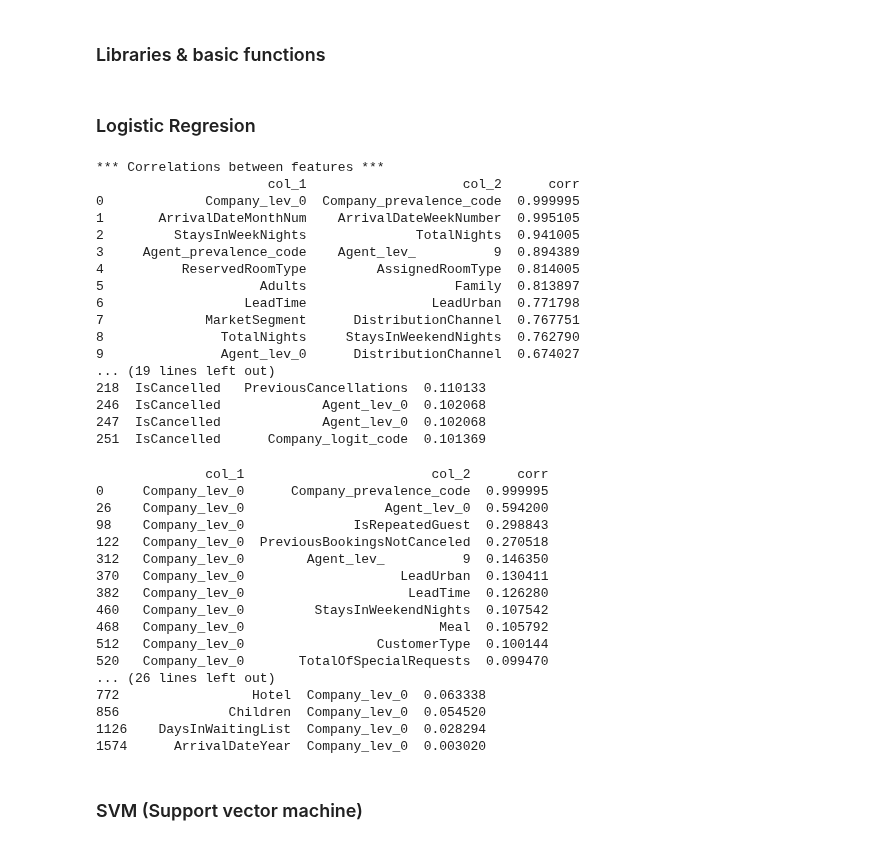
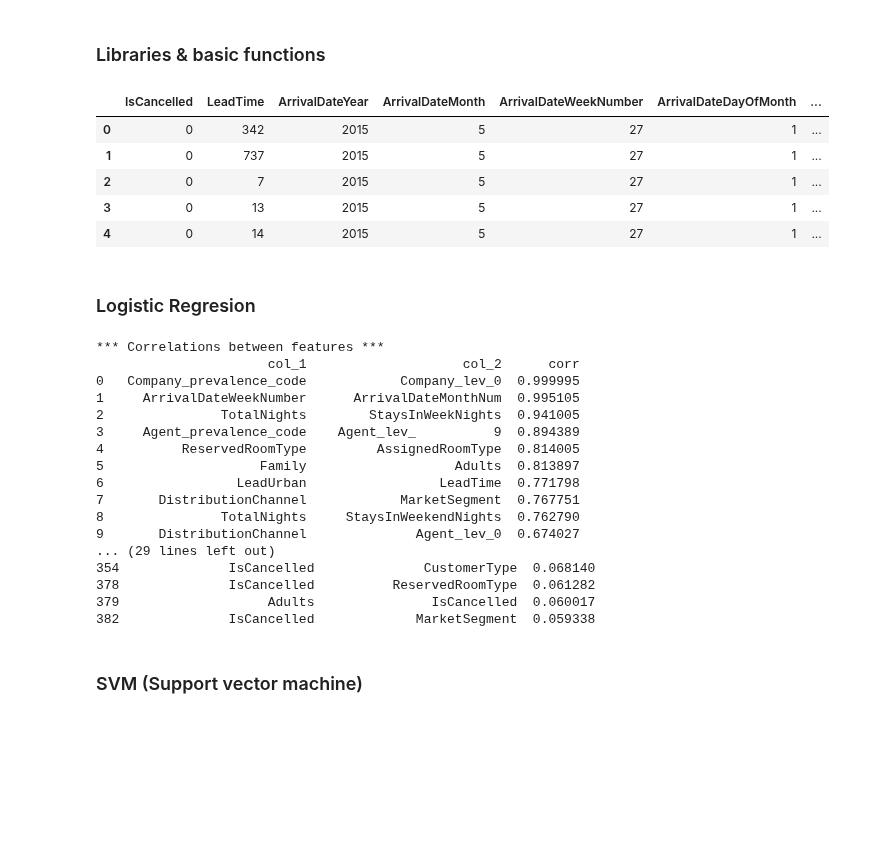
Before and after one commit to alejandromanas/GoogleColab_public, a Jupyter notebook: Bookings.ipynb, the cells around one changed output. Drawn from its saved outputs; the diff is of its cells as text; code cells hidden in the pictures; blank space fills up the shorter version.

```diff
--- a/Bookings.ipynb
+++ b/Bookings.ipynb
@@ -66,111 +66,99 @@ X = pd.read_csv("https://raw.githubusercontent.com/alejandromanas/GoogleColab_pu
 Y = pd.read_csv("https://raw.githubusercontent.com/alejandromanas/GoogleColab_public/master/bookings/files/Y.csv", delimiter = ',')
 
 # Concatenation by columns
-Z = pd.concat([Y,Z],axis=1)
-Z.head()
+Z=[]
+Z = pd.concat([Y,X],axis=1)
 
 # Metrics
 
 def predict_metrics(X,y,model):
   y_pred = pd.Series(model.predict(X))
   y_prob= model.predict_proba(X)
 
   # Accuracy
   print('Accuracy =',str(metrics.accuracy_score(y,y_pred)))
 
   # AUC
   fpr, tpr, threshold = metrics.roc_curve(y, y_prob[:,1])
   roc_auc = metrics.auc(fpr, tpr)
   print('AUC = %0.2f' % roc_auc)
 
   # Logloss
   Logloss = metrics.log_loss(y, y_prob[:,1])
   print('LogLoss = %0.2f' % Logloss)
 
   #return y_pred,y_prob
 
 # Time execution mesure
 def tic():
   global _start_time
   _start_time = time.time()
 
 def tac():
   t_sec = round(time.time() - _start_time)
   (t_min, t_sec) = divmod(t_sec,60)
   (t_hour,t_min) = divmod(t_min,60)
   time_elapsed=print('Time passed: {}hour:{}min:{}sec'.format(t_hour,t_min,t_sec))
+# %% [output]
+|  | IsCancelled | LeadTime | ArrivalDateYear | ArrivalDateMonth | ArrivalDateWeekNumber | ArrivalDateDayOfMonth | ... |
+| 0 | 0 | 342 | 2015 | 5 | 27 | 1 | ... |
+| 1 | 0 | 737 | 2015 | 5 | 27 | 1 | ... |
+| 2 | 0 | 7 | 2015 | 5 | 27 | 1 | ... |
+| 3 | 0 | 13 | 2015 | 5 | 27 | 1 | ... |
+| 4 | 0 | 14 | 2015 | 5 | 27 | 1 | ... |
 # %% [markdown]
 ### Logistic Regresion
 # %%
-# Correlations analysis
+# Correlation analysis
 def get_correlations(df,col_outcome,n):
   au_corr = Z.corr().abs().unstack()
   df_corr = au_corr.to_frame().reset_index() #convert to dataframe
   df_corr.columns=['col_1','col_2','corr']
-  df_corr = df_corr[df_corr.col_1 != df_corr.col_2] # exclude correlation with itself
+  df_corr = df_corr[df_corr.col_1 != df_corr.col_2] # excluding correlation with itself
   df_corr = df_corr.sort_values(ascending=False, by=['corr'],ignore_index=True) #sort by correlation
   df_corr = df_corr.loc[::2] #exclude equal pairs
   df_corr = df_corr.reset_index(drop=True)
   print('*** Correlations between features ***')
-  print(df_corr[df_corr.col_1 != col_outcome].head(n))
+  print(df_corr[(df_corr.col_1 != col_outcome) & (df_corr.col_2 != col_outcome)].head(n))
   print('\n *** Correlations outcome vs features ***')
-  print(df_corr[df_corr['col_1']==col_outcome].head(n))
+  print(df_corr[(df_corr.col_1  == col_outcome) | (df_corr.col_2 == col_outcome)].head(n))
+  return df_corr
 
-
-df_corr = get_correlations(Z,'IsCancelled',15)
+df_corr = get_correlations(Z,'IsCancelled',20)
 # %% [output]
 *** Correlations between features ***
                       col_1                    col_2      corr
-0             Company_lev_0  Company_prevalence_code  0.999995
-1       ArrivalDateMonthNum    ArrivalDateWeekNumber  0.995105
-2         StaysInWeekNights              TotalNights  0.941005
+0   Company_prevalence_code            Company_lev_0  0.999995
+1     ArrivalDateWeekNumber      ArrivalDateMonthNum  0.995105
+2               TotalNights        StaysInWeekNights  0.941005
 3     Agent_prevalence_code    Agent_lev_          9  0.894389
 4          ReservedRoomType         AssignedRoomType  0.814005
-5                    Adults                   Family  0.813897
-6                  LeadTime                LeadUrban  0.771798
-7             MarketSegment      DistributionChannel  0.767751
+5                    Family                   Adults  0.813897
+6                 LeadUrban                 LeadTime  0.771798
+7       DistributionChannel            MarketSegment  0.767751
 8               TotalNights     StaysInWeekendNights  0.762790
-9               Agent_lev_0      DistributionChannel  0.674027
-... (19 lines left out)
-218  IsCancelled   PreviousCancellations  0.110133
-246  IsCancelled             Agent_lev_0  0.102068
-247  IsCancelled             Agent_lev_0  0.102068
-251  IsCancelled      Company_logit_code  0.101369
+9       DistributionChannel              Agent_lev_0  0.674027
+... (29 lines left out)
+354              IsCancelled              CustomerType  0.068140
+378              IsCancelled          ReservedRoomType  0.061282
+379                   Adults               IsCancelled  0.060017
+382              IsCancelled             MarketSegment  0.059338
 # %%
-col_outcome='Company_lev_0'
+col_outcome='IsCancelled'
 n=41
 au_corr = Z.corr().abs().unstack()
 df_corr = au_corr.to_frame().reset_index() #convert to dataframe
 df_corr.columns=['col_1','col_2','corr']
-df_corr = df_corr[df_corr.col_1 != df_corr.col_2] # exclude correlation with itself
+df_corr = df_corr[df_corr.col_1 != df_corr.col_2] # excluding correlation with itself
 df_corr = df_corr.sort_values(ascending=False, by=['corr'],ignore_index=True) #sort by correlation
 df_corr = df_corr.loc[::2] #exclude equal pairs
 df_corr = df_corr.reset_index(drop=True)
 print('*** Correlations between features ***')
-print(df_corr[df_corr.col_1 != col_outcome].head(n))
+print(df_corr[(df_corr.col_1 != col_outcome) & (df_corr.col_2 != col_outcome)].head(n))
 print('\n *** Correlations outcome vs features ***')
-print(df_corr[df_corr['col_1']==col_outcome df_corr['col_2']==col_outcome].head(n))
-print(df_corr[df_corr['col_2']==col_outcome].head(n))
+print(df_corr[(df_corr.col_1  == col_outcome) | (df_corr.col_2 == col_outcome)].head(n))
 df_corr.shape
 Z.shape
-# %% [output]
-              col_1                        col_2      corr
-0     Company_lev_0      Company_prevalence_code  0.999995
-26    Company_lev_0                  Agent_lev_0  0.594200
-98    Company_lev_0              IsRepeatedGuest  0.298843
-122   Company_lev_0  PreviousBookingsNotCanceled  0.270518
-312   Company_lev_0        Agent_lev_          9  0.146350
-370   Company_lev_0                    LeadUrban  0.130411
-382   Company_lev_0                     LeadTime  0.126280
-460   Company_lev_0         StaysInWeekendNights  0.107542
-468   Company_lev_0                         Meal  0.105792
-512   Company_lev_0                 CustomerType  0.100144
-520   Company_lev_0       TotalOfSpecialRequests  0.099470
-... (26 lines left out)
-772                 Hotel  Company_lev_0  0.063338
-856              Children  Company_lev_0  0.054520
-1126    DaysInWaitingList  Company_lev_0  0.028294
-1574      ArrivalDateYear  Company_lev_0  0.003020
 # %%
 from sklearn.linear_model import LogisticRegression
 
```
